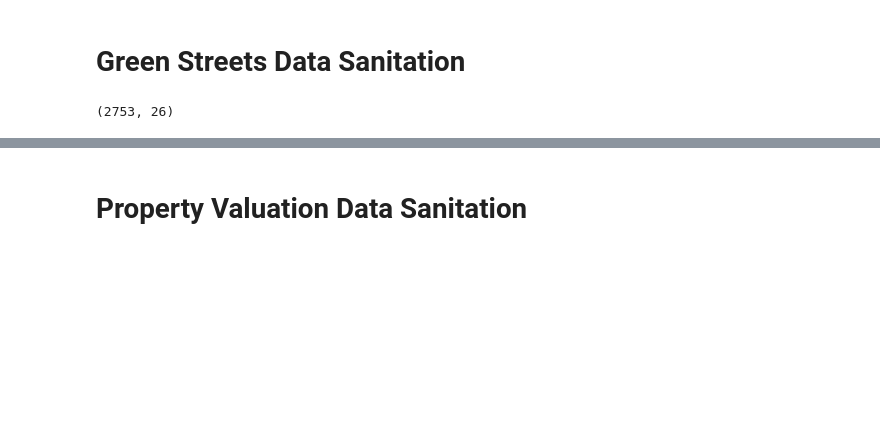
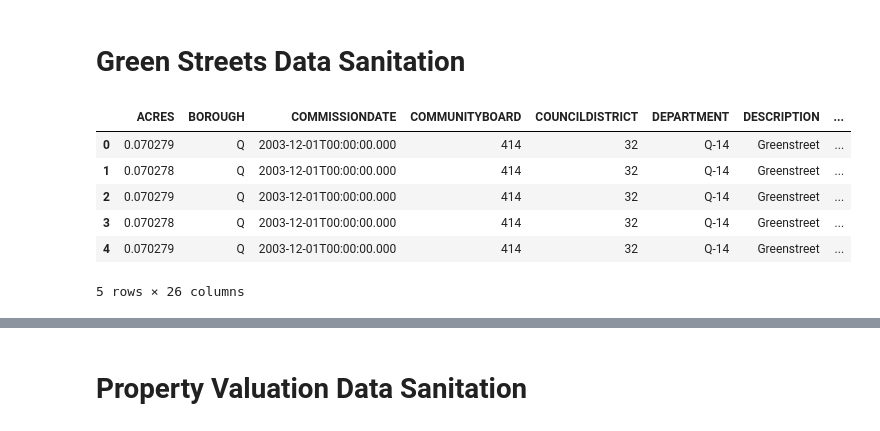
Before and after one commit to omarnyu/I2ADS-2024-group-project, a Jupyter notebook: final_project.ipynb, the cells around one changed output, grey strips where cells are left out. Drawn from its saved outputs; the diff is of its cells as text; code cells hidden in the pictures; blank space fills up the shorter version.

```diff
--- a/final_project.ipynb
+++ b/final_project.ipynb
@@ -195,7 +200,13 @@ air_quality_geo_df.head()
 # %% [markdown]
 # Green Streets Data Sanitation
 # %%
-green_streets_df.shape
+green_streets_df.head()
 # %% [output]
+|  | ACRES | BOROUGH | COMMISSIONDATE | COMMUNITYBOARD | COUNCILDISTRICT | DEPARTMENT | DESCRIPTION | ... |
+| 0 | 0.070279 | Q | 2003-12-01T00:00:00.000 | 414 | 32 | Q-14 | Greenstreet | ... |
+| 1 | 0.070278 | Q | 2003-12-01T00:00:00.000 | 414 | 32 | Q-14 | Greenstreet | ... |
+| 2 | 0.070279 | Q | 2003-12-01T00:00:00.000 | 414 | 32 | Q-14 | Greenstreet | ... |
+| 3 | 0.070278 | Q | 2003-12-01T00:00:00.000 | 414 | 32 | Q-14 | Greenstreet | ... |
+| 4 | 0.070279 | Q | 2003-12-01T00:00:00.000 | 414 | 32 | Q-14 | Greenstreet | ... |
-(2753, 26)
+5 rows × 26 columns
 # %%
```
Also changed, not shown: parts of 13 cells of this notebook.
